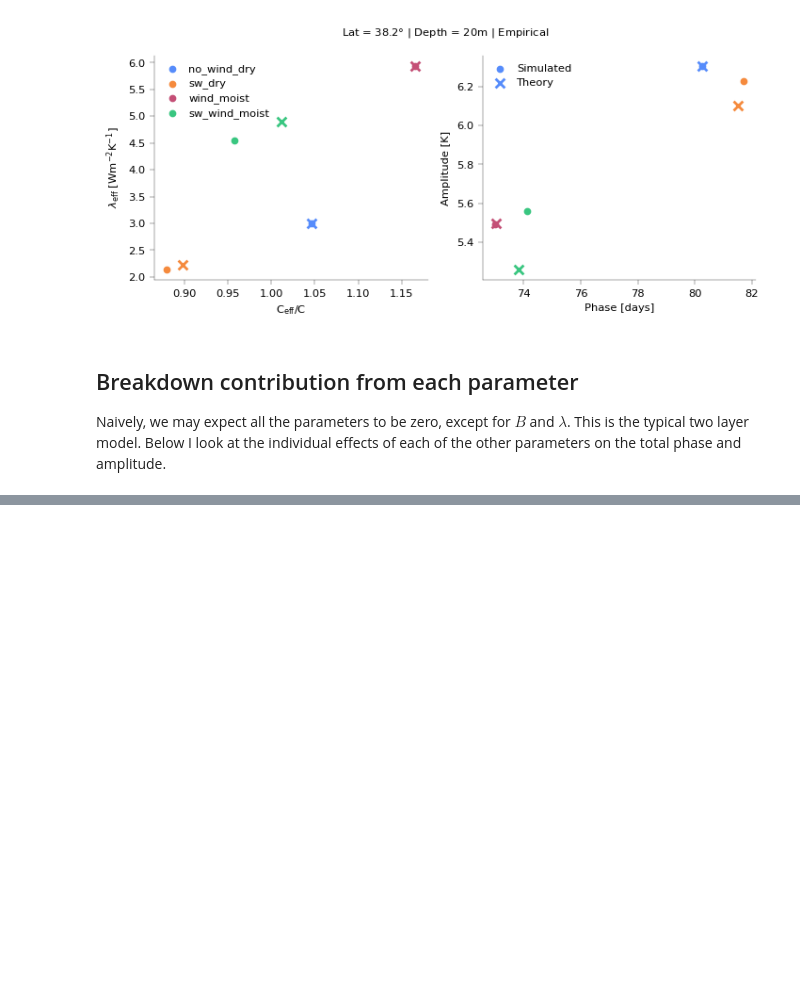
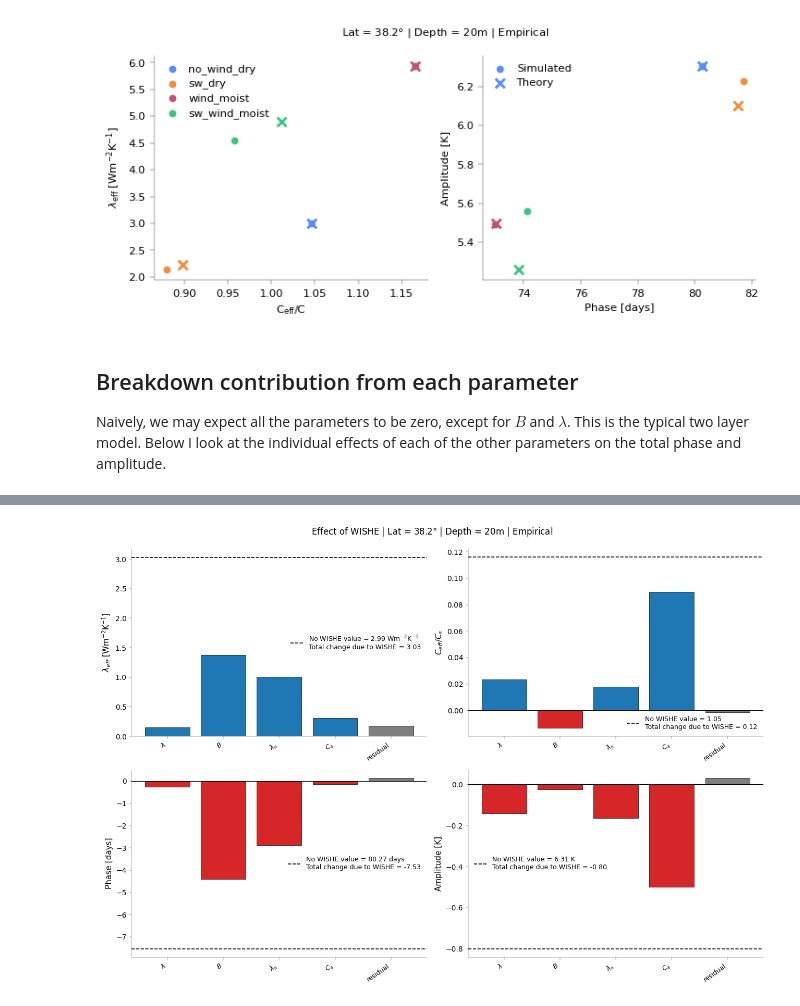
Before and after one commit to jduffield65/Isca, a Jupyter notebook: jobs/thesis_season/column/exp_comp.ipynb, the cells around one changed output, grey strips where cells are left out. Cells and saved outputs as stored; diff of their text form; code cells hidden in the pictures; blank space fills up the shorter version.

```diff
--- a/jobs/thesis_season/column/exp_comp.ipynb
+++ b/jobs/thesis_season/column/exp_comp.ipynb
@@ -277,7 +277,7 @@ plt.show()
 ## Approx Solution
 Below I use the approximations for the feedback parameters to construct a solution for temperature. I compare both the effective heat capacity and feedback parameters to the direct values. I also compare the amplitude and phase to the direct values too.
 # %%
-def get_theory_quantities(feedback_params_dict, heat_capacity_surf=ds.heat_capacity, albedo=ds.albedo, sw_abs=ds.sw_abs,
+def get_theory_quantities(feedback_params_dict, heat_capacity_surf=float(ds.heat_capacity.isel(exp=0)), albedo=ds.albedo, sw_abs=ds.sw_abs,
                           pressure_heat_cap_atmos_calc=args_use['pressure_heat_cap_atmos_calc'],
                           omega=omega, coef_sw_amp=coef_sw_amp):
     """Computes the four theoretical quantities from a set of feedback parameters.
@@ -469,7 +469,7 @@ def plot_contribution_bars_grid(contributions, exps, titles=None, save_path='out
         for color, param in zip(colors, df.columns):
             vals = df[param].values
             if qty == 'coef_phase':
-                vals = vals / omega / utils.day_seconds   # convert into a time
+                vals = vals / omega / utils.day_seconds  # convert into a time
             pos_vals = np.where(vals > 0, vals, 0)
             neg_vals = np.where(vals < 0, vals, 0)
             ax.bar(x, pos_vals, bottom=pos_base, color=color, label=param,
@@ -482,7 +482,7 @@ def plot_contribution_bars_grid(contributions, exps, titles=None, save_path='out
         # Net effect = sum of all contributions (incl. residual) = true total
         net_effect = df.sum(axis=1).values
         if qty == 'coef_phase':
-                net_effect = net_effect / omega / utils.day_seconds   # convert into a time
+            net_effect = net_effect / omega / utils.day_seconds  # convert into a time
         ax.scatter(x, net_effect, color='black', marker='D', s=70, zorder=5,
                    label='Net effect')
 
@@ -505,7 +505,7 @@ def plot_contribution_bars_grid(contributions, exps, titles=None, save_path='out
 exps = ['no_wind_dry', 'sw_dry', 'wind_moist', 'sw_wind_moist']
 titles = {
     'lambda_eff': '$\\lambda_{eff}$ [Wm$^{-2}\\text{K}^{-1}$]',
-    'heat_cap_mult': '$C_{eff}/C$',
+    'heat_cap_mult': '$C_{eff}/C_s$',
     'coef_phase': 'Phase [days]',
     'coef_amp': 'Amplitude [K]',
 }
@@ -514,4 +514,5 @@ fig = plot_contribution_bars_grid(contributions, exps, titles=titles)
 fig.suptitle(f'Lat = {ds.lat.values:.1f}$\degree$ | Depth = {ds.depth.values:.0f}m | {params_use.capitalize()}', y=1.05)
 fig_resize(fig, 9)
 update_fontsize(fig, 5)
+plt.show()
 # %% [output]
@@ -519,0 +607,11 @@ update_fontsize(fig, 5)
+# %%
+cont_diff = get_param_contributions_diff(feedback_params[params_use], 'no_wind_dry', 'wind_moist',
+                             heat_capacity_surf=float(ds.heat_capacity.isel(exp=0)), sw_abs=float(ds.sw_abs.isel(exp=0)),
+                             albedo=float(ds.albedo.isel(exp=0)),
+                             coef_sw_amp=float(coef_sw_amp.isel(exp=0)))
+cont_diff_use = {}
+for key in cont_diff:
+    cont_diff_use[key] = {'$\\lambda$': cont_diff[key]['lambda_const'], '$B$': cont_diff[key]['B'],
+                          '$\\lambda_a$': cont_diff[key]['lambda_lh'] + cont_diff[key]['lambda_lw2'] - cont_diff[key]['lambda_sh'],
+                          '$C_a$': cont_diff[key]['mu'] + cont_diff[key]['coef_amp_col'],
+                          'residual': cont_diff[key]['residual']}
@@ -519,0 +630,62 @@ update_fontsize(fig, 5)
+# %%
+def plot_contribution_bars_single_exp(contributions, titles, labels_no_wishe):
+    """Plots per-parameter contributions as bar charts, one per quantity, in a 2x2 grid.
+
+    Each quantity (e.g. `lambda_eff`, `heat_cap_mult`, `coef_phase`, `coef_amp`)
+    gets its own subplot with one bar per parameter (including `residual`).
+    A horizontal dashed line marks the total contribution (sum of all bars),
+    which equals the true difference between the two compared experiments.
+
+    Args:
+        contributions (dict): Nested dict `{quantity_name: {param_name: scalar}}`,
+            where each value is a scalar or a 0-d `xarray.DataArray`.
+        titles (dict, optional): Maps `quantity_name` to a subplot title.
+        save_path (str): File path to save the combined PNG figure.
+
+    Returns:
+        matplotlib.figure.Figure: The combined 2x2 figure.
+    """
+    titles = titles or {}
+    fig, axes = plt.subplots(2, 2, figsize=(13, 9))
+    axes = axes.flatten()
+
+    for ax, (qty, params_dict) in zip(axes, contributions.items()):
+        params = list(params_dict.keys())
+        # Convert 0-d DataArrays (or plain scalars) to floats
+        values = [float(v) for v in params_dict.values()]
+        if qty == 'coef_phase':
+            values = np.asarray(values) / omega / utils.day_seconds  # convert into a time
+        total = sum(values)
+
+        colors = ['tab:red' if v < 0 else 'tab:blue' for v in values]
+        colors = [('tab:gray' if p == 'residual' else c) for p, c in zip(params, colors)]
+
+        x = np.arange(len(params))
+        ax.bar(x, values, color=colors, edgecolor='black', linewidth=0.5)
+
+        # Total contribution marker
+        ax.axhline(total, color='black', linestyle='--', linewidth=1.2,
+                   label=f'No WISHE value = {labels_no_wishe[qty]}\nTotal change due to WISHE = {total:.2f}')
+
+        ax.axhline(0, color='black', linewidth=0.8)
+        ax.set_xticks(x)
+        ax.set_xticklabels(params, rotation=35, ha='right', fontsize=9)
+        ax.set_ylabel(titles.get(qty, qty), fontsize=11)
+        # ax.set_title(titles.get(qty, qty), fontsize=13)
+        ax.tick_params(axis='y', labelsize=10)
+        ax.legend(loc='best', fontsize=9, frameon=False)
+
+    fig.suptitle(f'Effect of WISHE | Lat = {ds.lat.values:.1f}$\degree$ | Depth = {ds.depth.values:.0f}m | {params_use.capitalize()}',
+                 fontsize=12, y=0.99)
+    fig.tight_layout()
+    return fig
+labels_no_wishe = {
+    'lambda_eff': f"{lambda_s1_eff.isel(exp=0):.2f} " + 'Wm$^{-2}\\text{K}^{-1}$',
+    'heat_cap_mult': f"{heat_cap_multiplier.isel(exp=0):.2f}",
+    'coef_phase': f"{coef_phase.isel(exp=0) / omega / utils.day_seconds:.2f} days",
+    'coef_amp': f"{coef_amp.isel(exp=0):.2f} K",
+}
+fig = plot_contribution_bars_single_exp(cont_diff_use, titles=titles, labels_no_wishe=labels_no_wishe)
+# savefig(fig)
+# %% [output]
+[figure, added]
```
Also changed, not shown: parts of 3 cells of this notebook.
